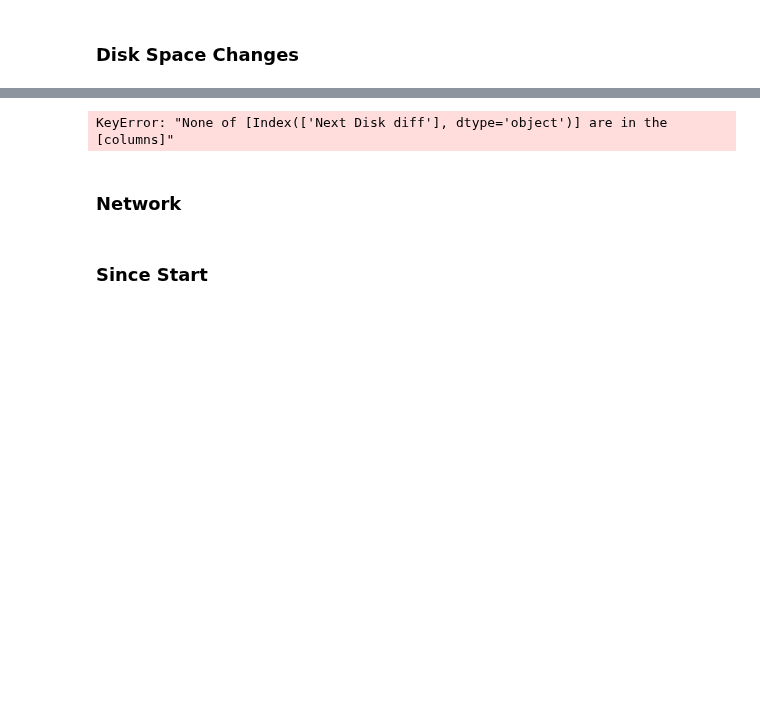
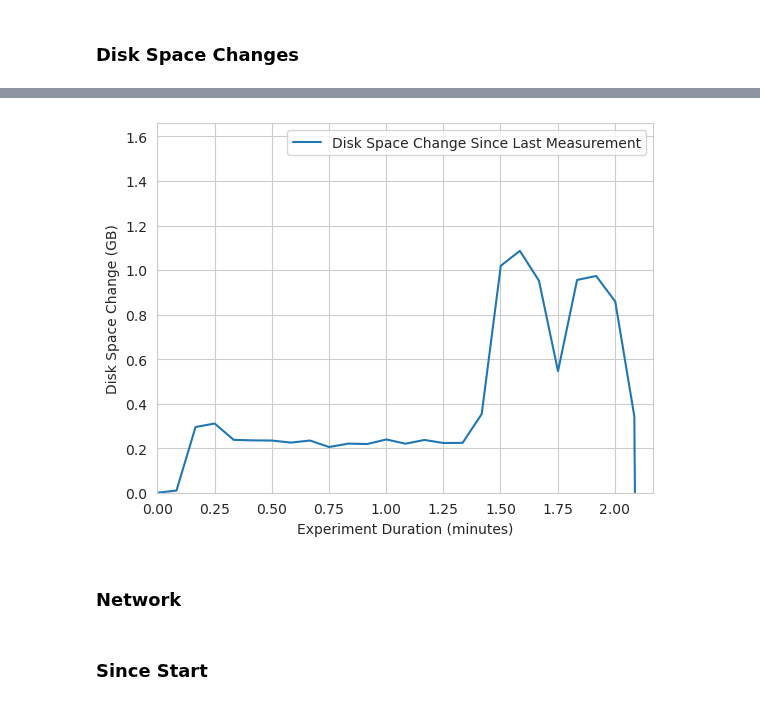
Before and after one commit to oakestra/oakestra-cli, a Jupyter notebook: oak_cli/evaluation/localhost_resources/graphs.ipynb, the cells around one changed output, grey strips where cells are left out. Cells and saved outputs as stored; diff of their text form; code cells hidden in the pictures; blank space fills up the shorter version.

```diff
--- a/oak_cli/evaluation/localhost_resources/graphs.ipynb
+++ b/oak_cli/evaluation/localhost_resources/graphs.ipynb
@@ -82,22 +82,22 @@ plt.show()
 # %%
-disk_space_change_since_last_measurement_key = ExperimentCSVKeys.DISK_SPACE_CHANGE_SINCE_LAST_MEASUREMENT.value
+disk_space_key = ExperimentCSVKeys.DISK_SPACE_CHANGE_SINCE_LAST_MEASUREMENT.value
 
 if USE_ROLLING_WINDOW:
-    apply_rolling_window(df=df, keys=[disk_space_change_since_last_measurement_key])
+    apply_rolling_window(df=df, keys=[disk_space_key])
 
 # Note: Change MB to GB
-df[[disk_space_change_since_last_measurement_key]] = df[[disk_space_change_since_last_measurement_key]] / 1024
-sns.lineplot(data=df[[disk_space_change_since_last_measurement_key]])
+df[[disk_space_key]] = df[[disk_space_key]] / 1024
+sns.lineplot(data=df[[disk_space_key]])
 plt.xlabel(get_experiment_duration_label())
 plt.ylabel("Disk Space Change (GB)")
 
 # Constrain axes e.g. start at 0
 plt.xlim([0, max(df.index)])
 plt.ylim(0)
 
 plt.show()
 # %% [output]
-KeyError: "None of [Index(['Next Disk diff'], dtype='object')] are in the [columns]"
+[figure, added]
 # %% [markdown]
 ### Network
 # %% [markdown]
```
Also changed, not shown: parts of 4 cells of this notebook.
